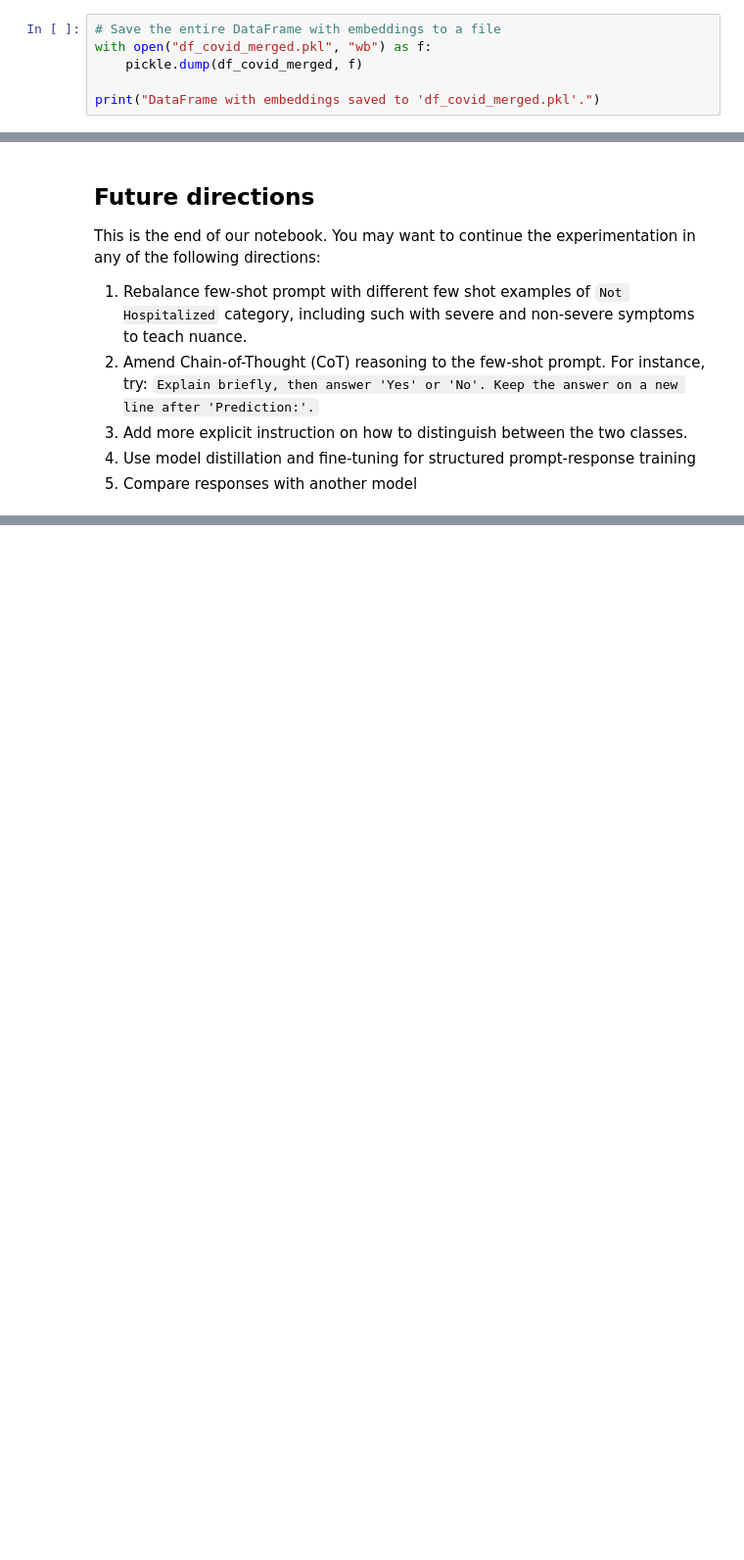
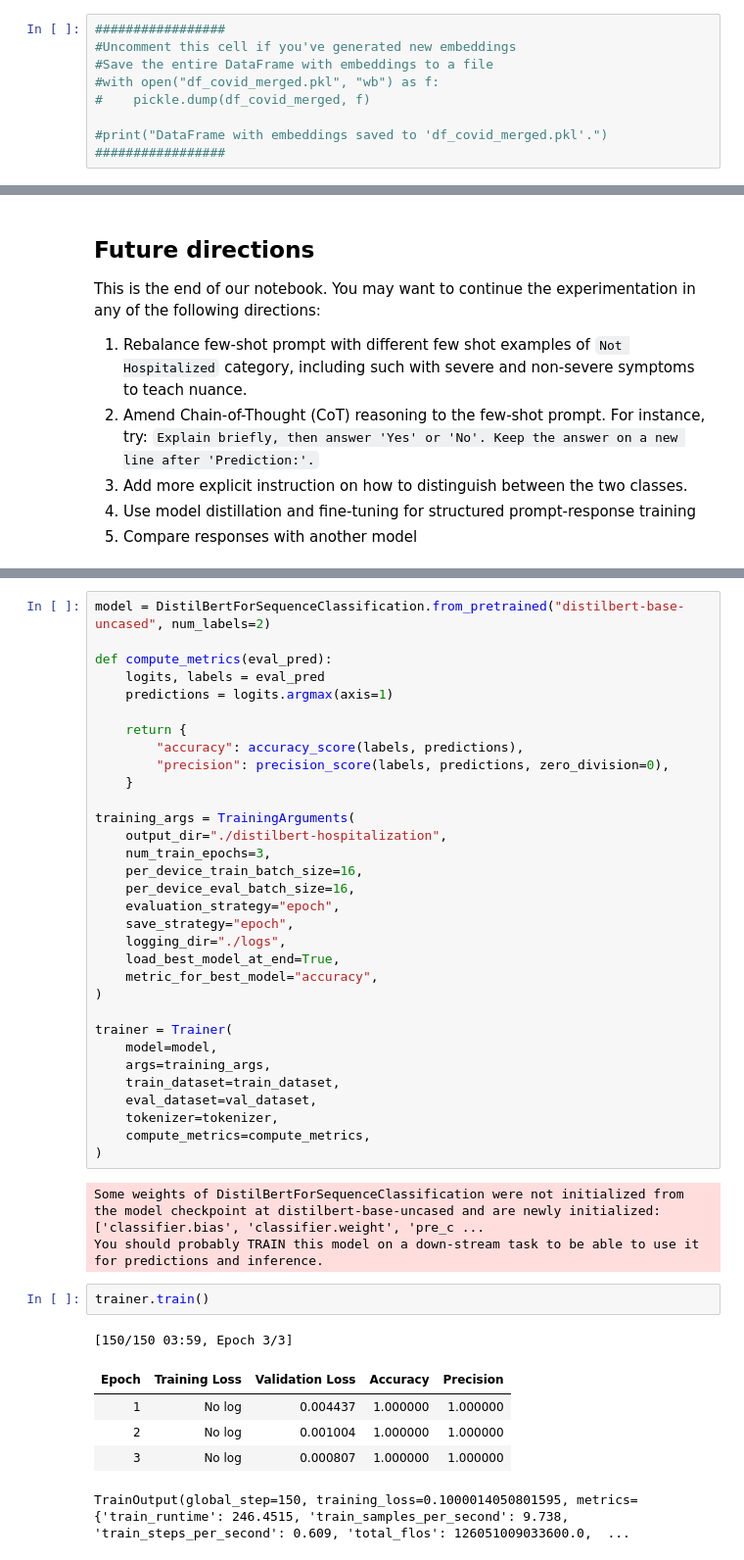
Before and after one commit to rosmarkov/covid19-hospitalization-prediction, a Jupyter notebook: covid19-hospitalization-prediction.ipynb, the cells around one changed output, grey strips where cells are left out. Shown at 98% size. Drawn from its saved outputs; the diff is of its cells as text; blank space fills up the shorter version.

```diff
--- a/covid19-hospitalization-prediction.ipynb
+++ b/covid19-hospitalization-prediction.ipynb
@@ -320,11 +322,14 @@ Sample embedding shape: (384,)
 # %% [markdown]
 Now that we have generated the embeddings, let's store them on disk for easy reuse using pickle library.
 # %%
-# Save the entire DataFrame with embeddings to a file
-with open("df_covid_merged.pkl", "wb") as f:
-    pickle.dump(df_covid_merged, f)
+#################
+#Uncomment this cell if you've generated new embeddings
+#Save the entire DataFrame with embeddings to a file
+#with open("df_covid_merged.pkl", "wb") as f:
+#    pickle.dump(df_covid_merged, f)
 
-print("DataFrame with embeddings saved to 'df_covid_merged.pkl'.")
+#print("DataFrame with embeddings saved to 'df_covid_merged.pkl'.")
+#################
 # %% [output]
 DataFrame with embeddings saved to 'df_covid_merged.pkl'.
 # %% [markdown]
@@ -802,0 +871,44 @@ This is the end of our notebook. You may want to continue the experimentation in
+# %%
+model = DistilBertForSequenceClassification.from_pretrained("distilbert-base-uncased", num_labels=2)
+
+def compute_metrics(eval_pred):
+    logits, labels = eval_pred
+    predictions = logits.argmax(axis=1)
+
+    return {
+        "accuracy": accuracy_score(labels, predictions),
+        "precision": precision_score(labels, predictions, zero_division=0),
+    }
+
+training_args = TrainingArguments(
+    output_dir="./distilbert-hospitalization",
+    num_train_epochs=3,
+    per_device_train_batch_size=16,
+    per_device_eval_batch_size=16,
+    evaluation_strategy="epoch",
+    save_strategy="epoch",
+    logging_dir="./logs",
+    load_best_model_at_end=True,
+    metric_for_best_model="accuracy",
+)
+
+trainer = Trainer(
+    model=model,
+    args=training_args,
+    train_dataset=train_dataset,
+    eval_dataset=val_dataset,
+    tokenizer=tokenizer,
+    compute_metrics=compute_metrics,
+)
+# %% [output]
+Some weights of DistilBertForSequenceClassification were not initialized from the model checkpoint at distilbert-base-uncased and are newly initialized: ['classifier.bias', 'classifier.weight', 'pre_c ...
+You should probably TRAIN this model on a down-stream task to be able to use it for predictions and inference.
+# %%
+trainer.train()
+# %% [output]
+[150/150 03:59, Epoch 3/3]
+| Epoch | Training Loss | Validation Loss | Accuracy | Precision |
+| 1 | No log | 0.004437 | 1.000000 | 1.000000 |
+| 2 | No log | 0.001004 | 1.000000 | 1.000000 |
+| 3 | No log | 0.000807 | 1.000000 | 1.000000 |
+TrainOutput(global_step=150, training_loss=0.1000014050801595, metrics={'train_runtime': 246.4515, 'train_samples_per_second': 9.738, 'train_steps_per_second': 0.609, 'total_flos': 126051009033600.0,  ...
```
Also changed, not shown: parts of 41 cells of this notebook.
